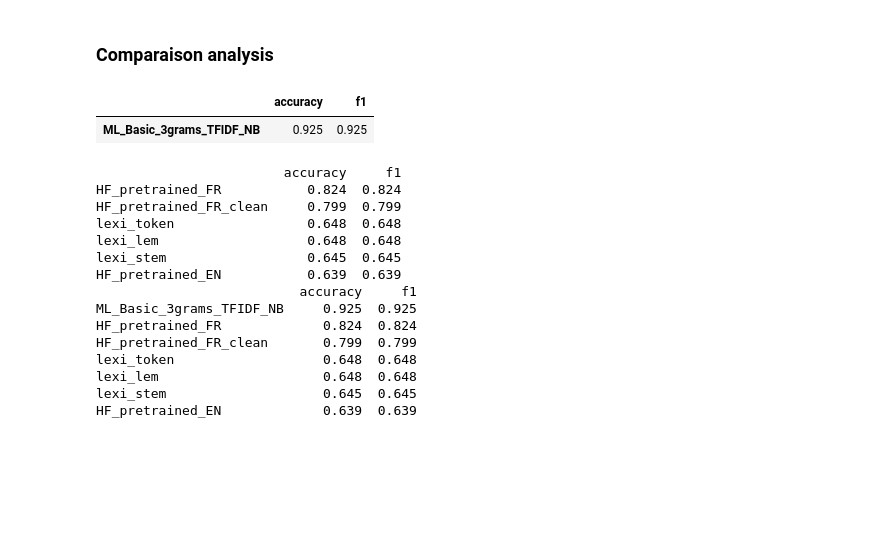
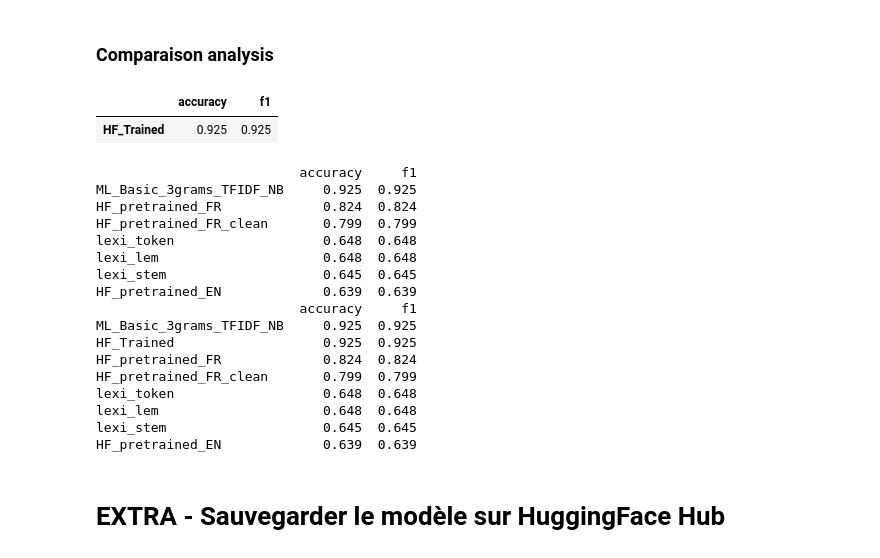
Before and after one commit to Vachonni/TrainingNLP, a Jupyter notebook: notebooks/FormationNLP-HF_Training.ipynb, the cells around one changed output. Cells and saved outputs as stored; diff of their text form; code cells hidden in the pictures; blank space fills up the shorter version.

```diff
--- a/notebooks/FormationNLP-HF_Training.ipynb
+++ b/notebooks/FormationNLP-HF_Training.ipynb
@@ -152,7 +178,7 @@ training_args = TrainingArguments(
     # logging_dir=config.base_dir + '/Logs',
     # logging_steps=10,
     evaluation_strategy='steps',
-    eval_steps=500,                                                                                                     # PUT MORE AROUND 500
+    eval_steps=10,                                                                                                     # PUT MORE AROUND 500
     load_best_model_at_end=True,
     metric_for_best_model='accuracy',
     greater_is_better=True,
@@ -171,4 +197,4 @@ trainer = Trainer(
 )
 
 # Train model
-trainer.train()
+# trainer.train()       ### RETIRER LE COMMENTAIRE POUR ENTRAINEMENT
@@ -179,6 +205,7 @@ KeyboardInterrupt:
 # %%
 # Load a trained model
-model = AutoModelForSequenceClassification.from_pretrained(config.base_dir + '/Model/checkpoint-1000')
+# model = AutoModelForSequenceClassification.from_pretrained(config.base_dir + '/Model_HF_Trained/checkpoint-1000')
+model = AutoModelForSequenceClassification.from_pretrained('Vachonni/TrainingNLP-SentiemntAnalysis-10pourcent')      # Sauvegardé sur HuggingFace pour sauver espace (Voir EXTRA ci-bas)
 
 # Define trainer
 trainer = Trainer(
@@ -282,6 +241,6 @@ weighted avg       0.93      0.93      0.93      1000
 # %% [markdown]
 ### By example
 # %%
-test_data['ML_Basic_3grams_TFIDF_NB'] = y_pred
+test_data['HF_Trained'] = preds
 test_data
 # %% [output]
@@ -330,18 +290,18 @@ pred_test_data.to_csv(config.base_dir + '/Data/pred_test_data.csv', index=False)
 # %%
 # For the 3 different techniques, calculate the accuracy and F1 score
 accuracy = []
 f1 = []
-for tech in ['ML_Basic_3grams_TFIDF_NB']:
+for tech in ['HF_Trained']:
     accuracy.append(accuracy_score(test_data['polarity'], test_data[tech]))
     f1.append(f1_score(test_data['polarity'], test_data[tech], average='micro'))
 
-df_comparsion = pd.DataFrame({'accuracy': accuracy, 'f1': f1}, index=['ML_Basic_3grams_TFIDF_NB'])
+df_comparsion = pd.DataFrame({'accuracy': accuracy, 'f1': f1}, index=['HF_Trained'])
 df_comparsion.sort_values('accuracy', ascending=False, inplace=True)
 
 df_comparsion
 # %% [output]
 |  | accuracy | f1 |
-| ML_Basic_3grams_TFIDF_NB | 0.925 | 0.925 |
+| HF_Trained | 0.925 | 0.925 |
 # %%
 # Check if comparsion_analysis.csv already exists
 if os.path.exists(config.base_dir + '/Data/comparsion_analysis.csv'):
@@ -357,13 +317,6 @@ if os.path.exists(config.base_dir + '/Data/comparsion_analysis.csv'):
 else:
     df_comparsion.to_csv(config.base_dir + '/Data/comparsion_analysis.csv', index=True)
 # %% [output]
-                        accuracy     f1
-HF_pretrained_FR           0.824  0.824
-HF_pretrained_FR_clean     0.799  0.799
-lexi_token                 0.648  0.648
-lexi_lem                   0.648  0.648
-lexi_stem                  0.645  0.645
-HF_pretrained_EN           0.639  0.639
                           accuracy     f1
 ML_Basic_3grams_TFIDF_NB     0.925  0.925
 HF_pretrained_FR             0.824  0.824
@@ -372,3 +325,14 @@ lexi_token                   0.648  0.648
 lexi_lem                     0.648  0.648
 lexi_stem                    0.645  0.645
 HF_pretrained_EN             0.639  0.639
+                          accuracy     f1
+ML_Basic_3grams_TFIDF_NB     0.925  0.925
+HF_Trained                   0.925  0.925
+HF_pretrained_FR             0.824  0.824
+HF_pretrained_FR_clean       0.799  0.799
+lexi_token                   0.648  0.648
+lexi_lem                     0.648  0.648
+lexi_stem                    0.645  0.645
+HF_pretrained_EN             0.639  0.639
+# %% [markdown]
+# EXTRA - Sauvegarder le modèle sur HuggingFace Hub
```
Also changed, not shown: parts of 17 cells of this notebook, 2 other files.
